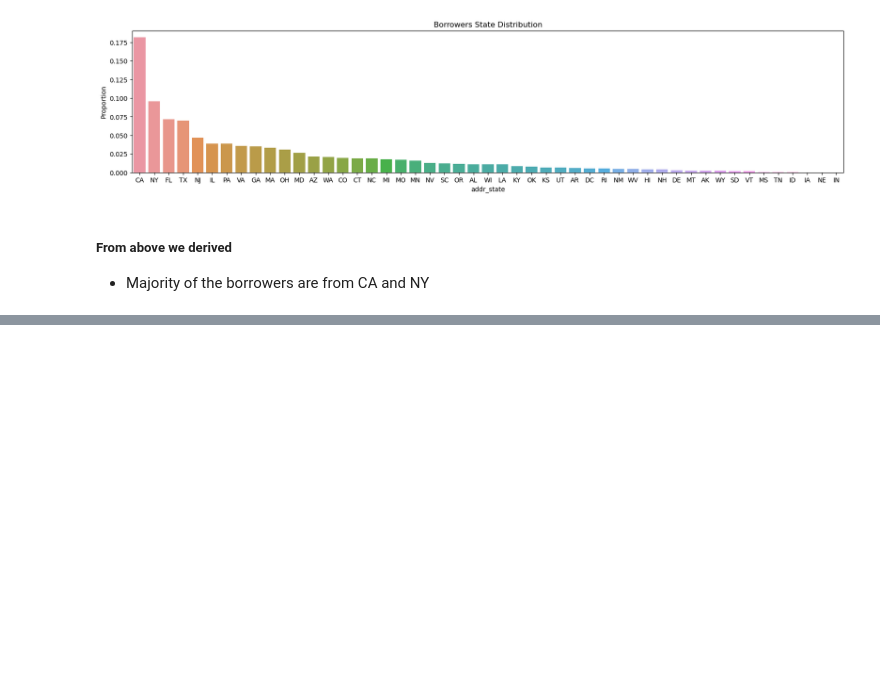
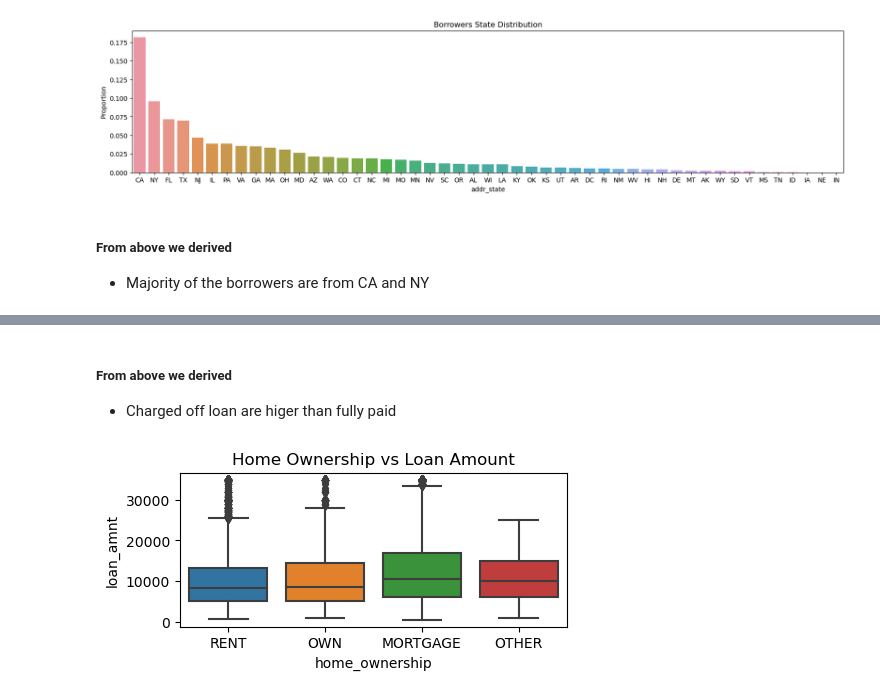
Before and after one commit to SanjayaKumarSahoo/lending-club-case-study, a Jupyter notebook: Group_Facilitator_Name.ipynb, the cells around one changed output, grey strips where cells are left out. Drawn from its saved outputs; the diff is of its cells as text; code cells hidden in the pictures; blank space fills up the shorter version.

```diff
--- a/Group_Facilitator_Name.ipynb
+++ b/Group_Facilitator_Name.ipynb
@@ -948,0 +989,10 @@ plt.show()
+# %% [markdown]
+##### From above we derived
+- Charged off loan are higer than fully paid
+# %%
+plt.figure(figsize=(5,2))
+sns.boxplot(x='home_ownership', y=loan.loan_amnt, data=loan)
+plt.title('Home Ownership vs Loan Amount')
+plt.show()
+# %% [output]
+[figure, added]
```
Also changed, not shown: parts of 17 cells of this notebook.
